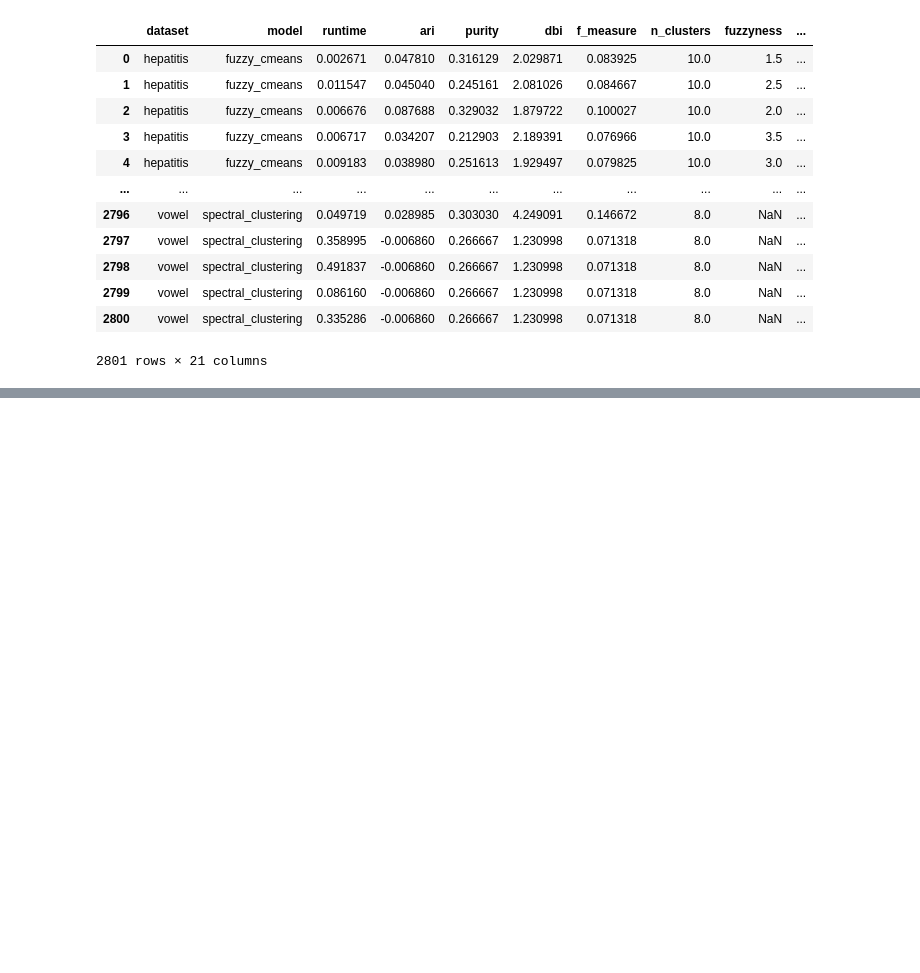
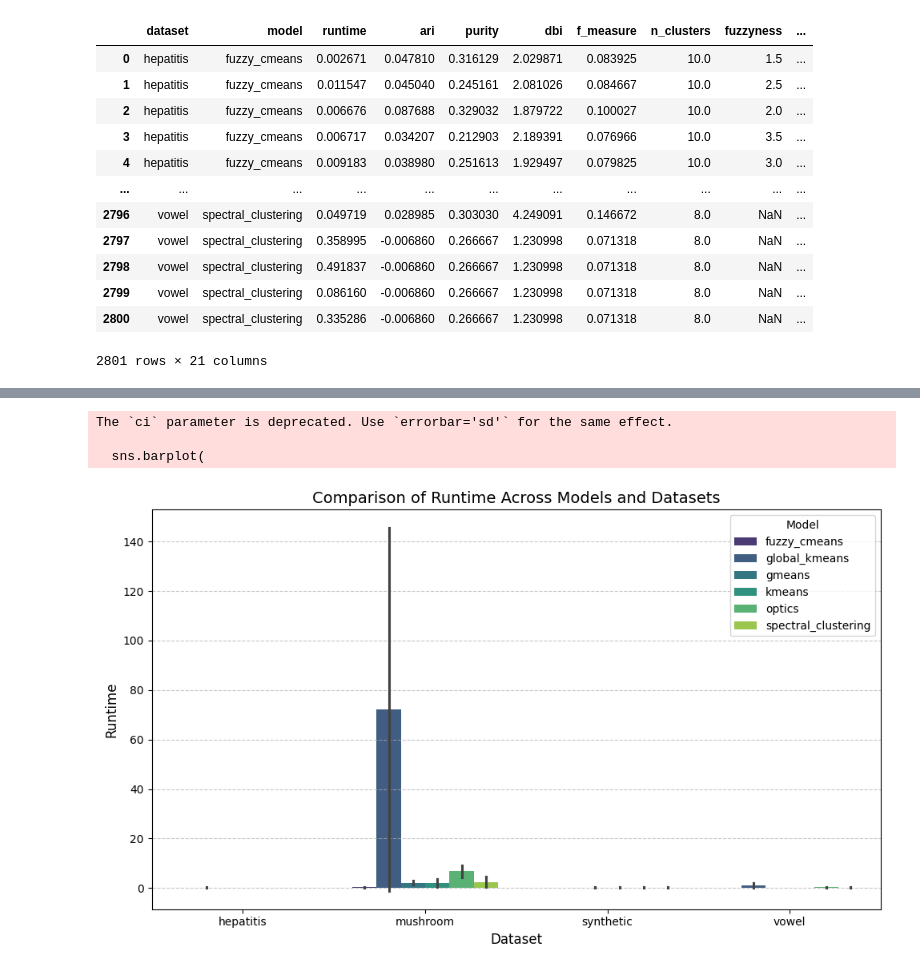
Before and after one commit to ZachParent/mai-intro-to-machine-learning, a Jupyter notebook: work3/notebooks/05.-CarlosJimenez-test_plot_functions_part2.ipynb, the cells around one changed output, grey strips where cells are left out. Saved outputs shown, nothing was run; the diff lists cells and outputs as text; code cells hidden in the pictures; blank space fills up the shorter version.

```diff
--- a/work3/notebooks/05.-CarlosJimenez-test_plot_functions_part2.ipynb
+++ b/work3/notebooks/05.-CarlosJimenez-test_plot_functions_part2.ipynb
@@ -67,0 +127,8 @@ data
+# %%
+# Compare Runtime
+plot_model_comparisons(data, 'runtime', 'Comparison of Runtime Across Models and Datasets')
+# %% [output]
+The `ci` parameter is deprecated. Use `errorbar='sd'` for the same effect.
+
+  sns.barplot(
+[figure, added]
```
Also changed, not shown: parts of 7 cells of this notebook, 2 other files.
